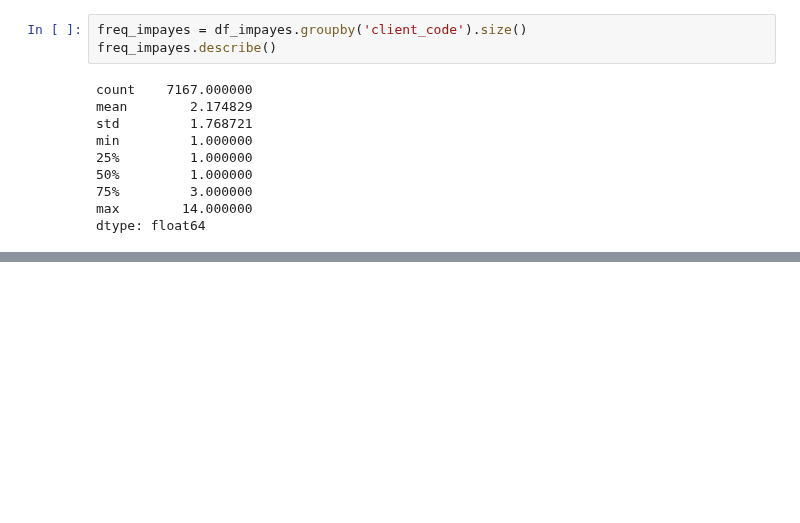
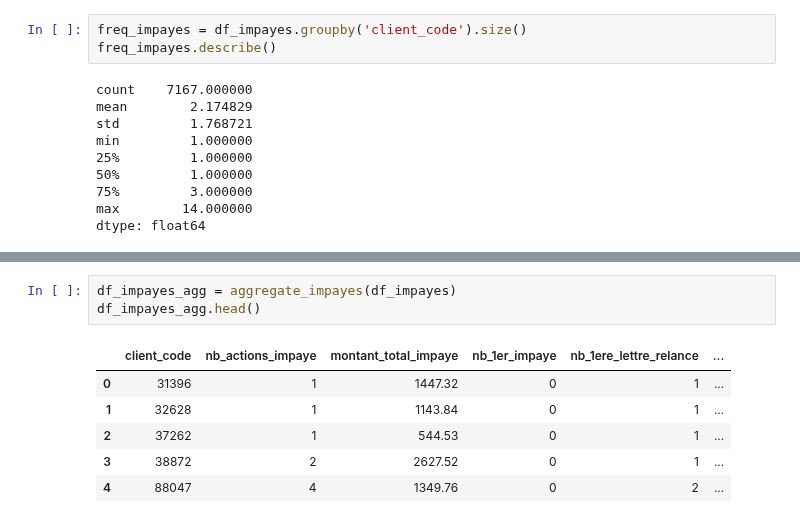
Before and after one commit to kellybourbon2/Alptis-churn-prediction, a Jupyter notebook: aggregation_impayes.ipynb, the cells around one changed output, grey strips where cells are left out. Cells and saved outputs as stored; diff of their text form; blank space fills up the shorter version.

```diff
--- a/aggregation_impayes.ipynb
+++ b/aggregation_impayes.ipynb
@@ -61,0 +285,10 @@ dtype: float64
+# %%
+df_impayes_agg = aggregate_impayes(df_impayes)
+df_impayes_agg.head()
+# %% [output]
+|  | client_code | nb_actions_impaye | montant_total_impaye | nb_1er_impaye | nb_1ere_lettre_relance | ... |
+| 0 | 31396 | 1 | 1447.32 | 0 | 1 | ... |
+| 1 | 32628 | 1 | 1143.84 | 0 | 1 | ... |
+| 2 | 37262 | 1 | 544.53 | 0 | 1 | ... |
+| 3 | 38872 | 2 | 2627.52 | 0 | 1 | ... |
+| 4 | 88047 | 4 | 1349.76 | 0 | 2 | ... |
```
Also changed, not shown: parts of 6 cells of this notebook.
